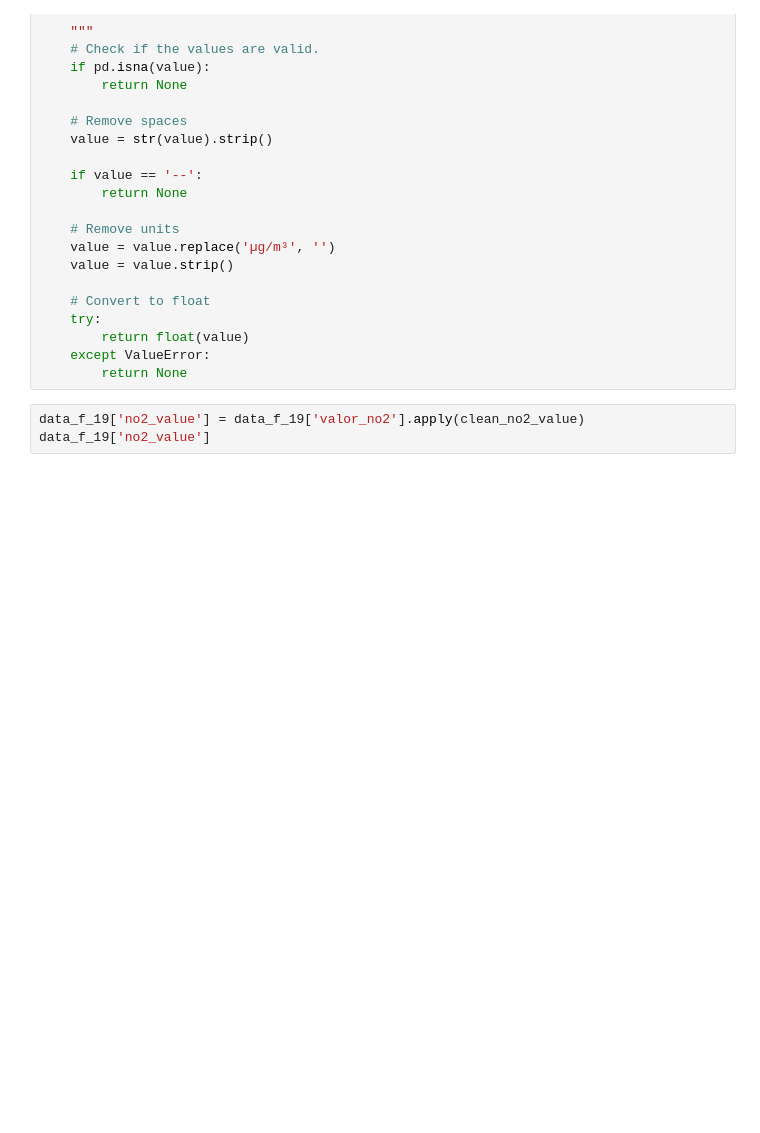
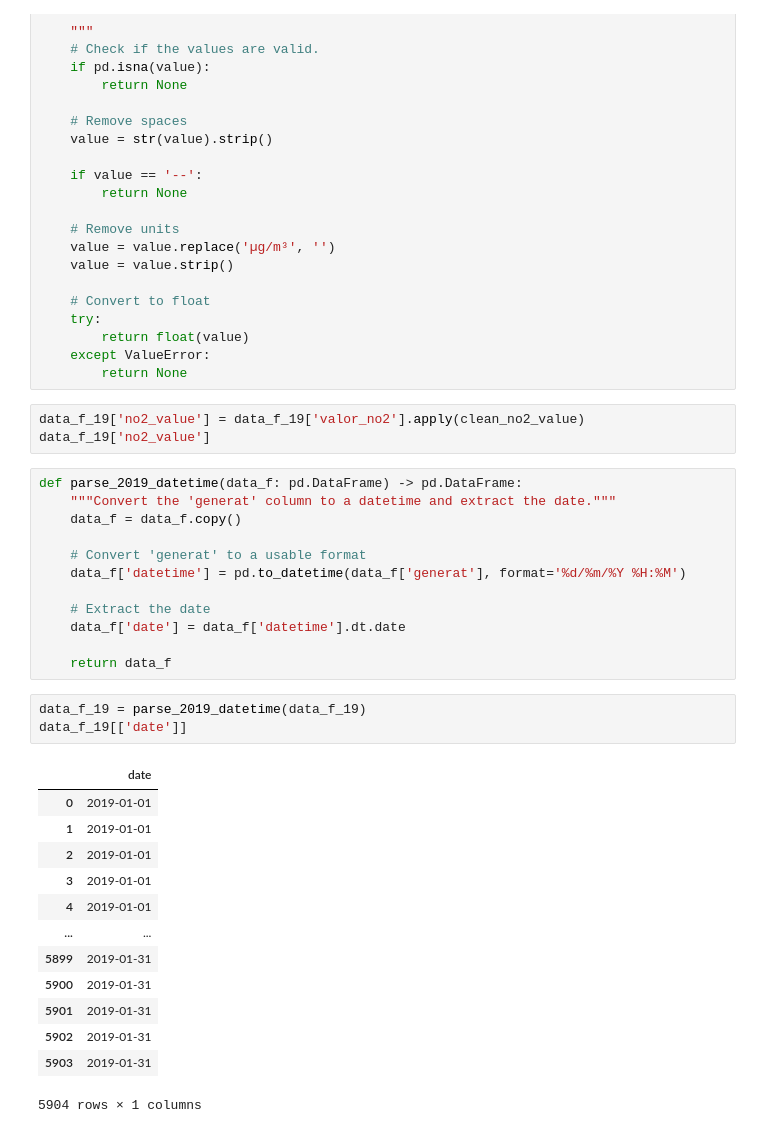
Before and after one commit to Ri-Dearg/barna-air-quality, a Jupyter notebook: dataset_convert.ipynb, the cells around one changed output. Saved outputs shown, nothing was run; the diff lists cells and outputs as text; blank space fills up the shorter version.

Commit message:
feat: ✨ add function to create usable date column

```diff
--- a/dataset_convert.ipynb
+++ b/dataset_convert.ipynb
@@ -364,3 +364,32 @@ def clean_no2_value(value: str) -> float | None:
 # %%
 data_f_19['no2_value'] = data_f_19['valor_no2'].apply(clean_no2_value)
 data_f_19['no2_value']
+# %%
+def parse_2019_datetime(data_f: pd.DataFrame) -> pd.DataFrame:
+    """Convert the 'generat' column to a datetime and extract the date."""
+    data_f = data_f.copy()
+
+    # Convert 'generat' to a usable format
+    data_f['datetime'] = pd.to_datetime(data_f['generat'], format='%d/%m/%Y %H:%M')
+
+    # Extract the date
+    data_f['date'] = data_f['datetime'].dt.date
+
+    return data_f
+# %%
+data_f_19 = parse_2019_datetime(data_f_19)
+data_f_19[['date']]
+# %% [output]
+|  | date |
+| 0 | 2019-01-01 |
+| 1 | 2019-01-01 |
+| 2 | 2019-01-01 |
+| 3 | 2019-01-01 |
+| 4 | 2019-01-01 |
+| ... | ... |
+| 5899 | 2019-01-31 |
+| 5900 | 2019-01-31 |
+| 5901 | 2019-01-31 |
+| 5902 | 2019-01-31 |
+| 5903 | 2019-01-31 |
+5904 rows × 1 columns
```
